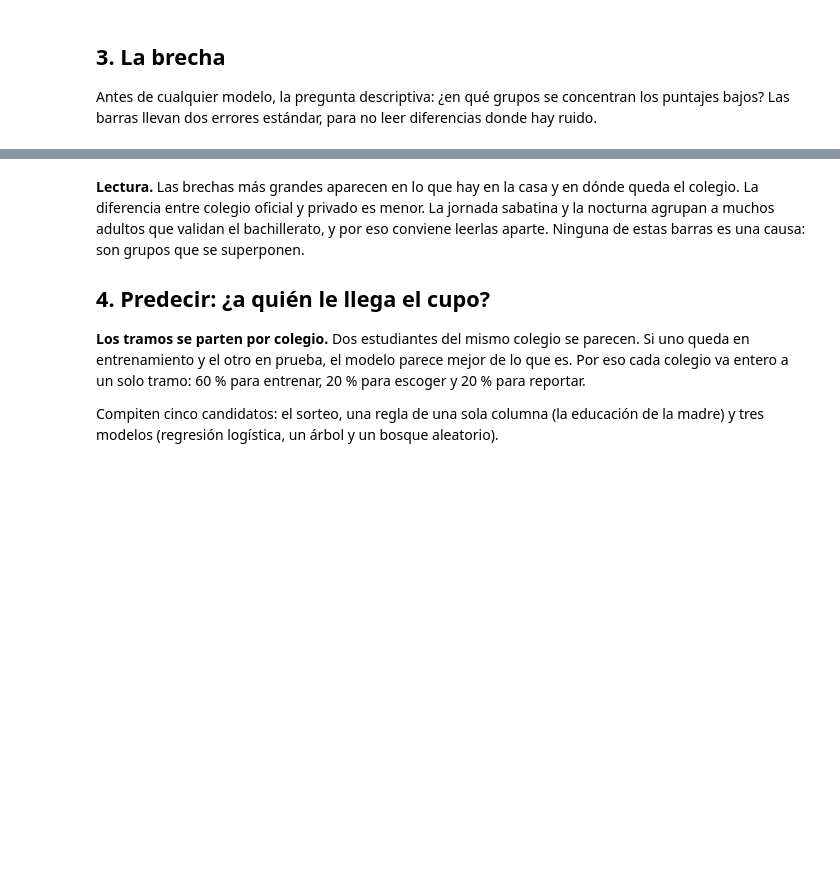
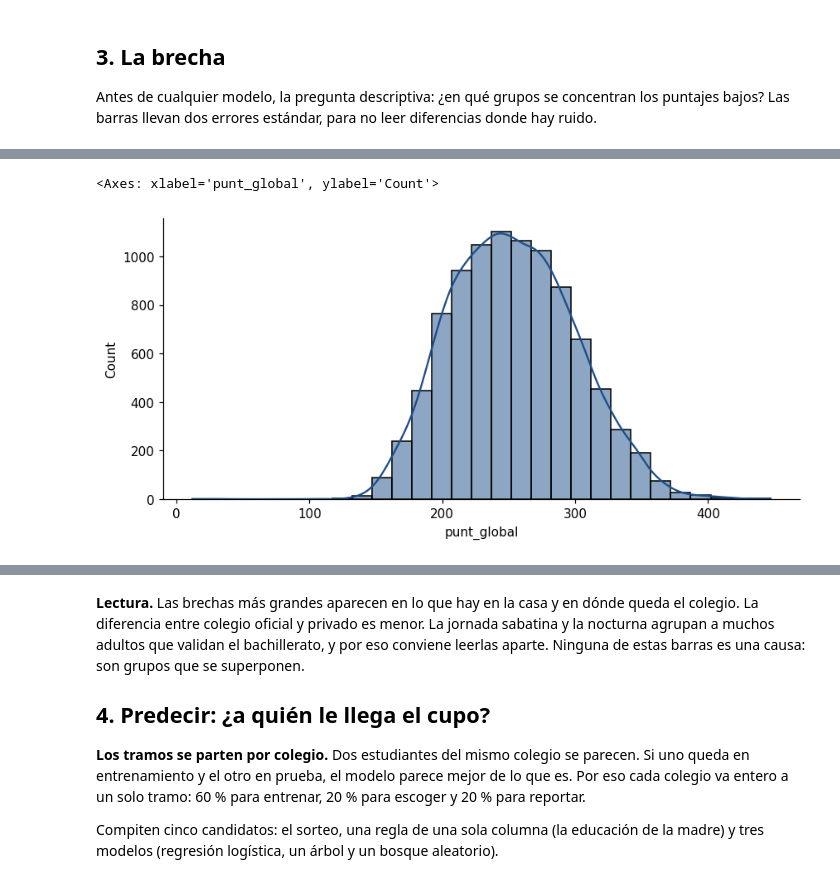
Before and after one commit to cmorregof/taller-cd-ml-2026-2, a Jupyter notebook: clases/02_limpieza/02a_el_icfes.ipynb, the cells around one changed output, grey strips where cells are left out. Saved outputs shown, nothing was run; the diff lists cells and outputs as text; code cells hidden in the pictures; blank space fills up the shorter version.

```diff
--- a/clases/02_limpieza/02a_el_icfes.ipynb
+++ b/clases/02_limpieza/02a_el_icfes.ipynb
@@ -89,0 +337,6 @@ Antes de cualquier modelo, la pregunta descriptiva: ¿en qué grupos se concentr
+# %%
+import seaborn as sns
+sns.histplot(datos_puntajes, x='punt_global', binwidth = 15, kde = True)
+# %% [output]
+<Axes: xlabel='punt_global', ylabel='Count'>
+[figure, added]
```
Also changed, not shown: parts of 29 cells of this notebook.
